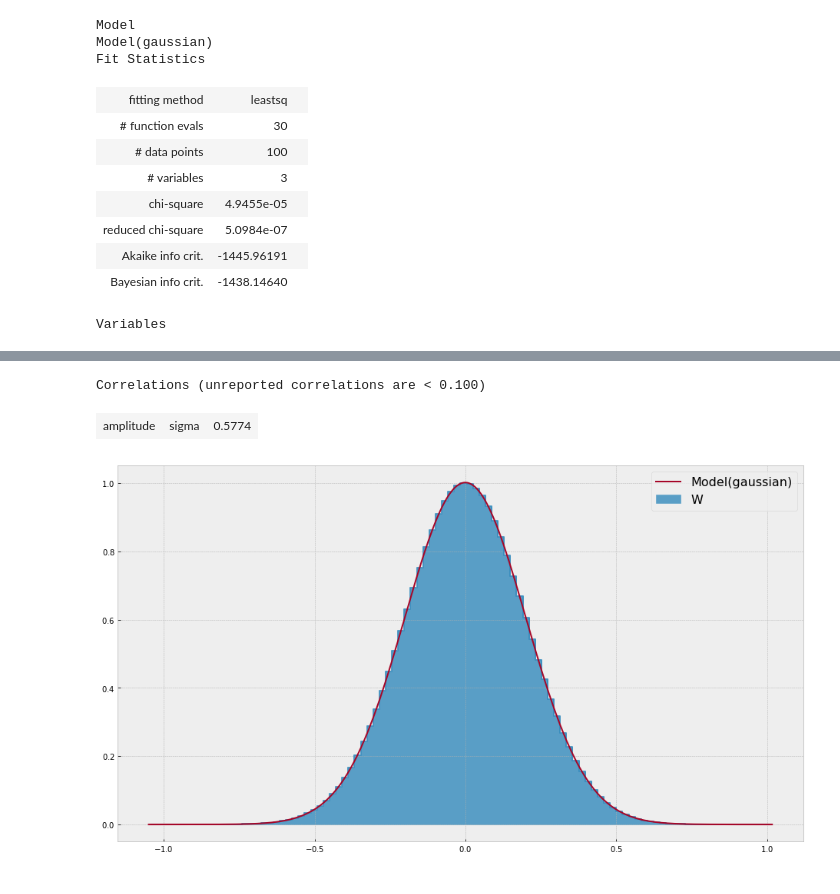
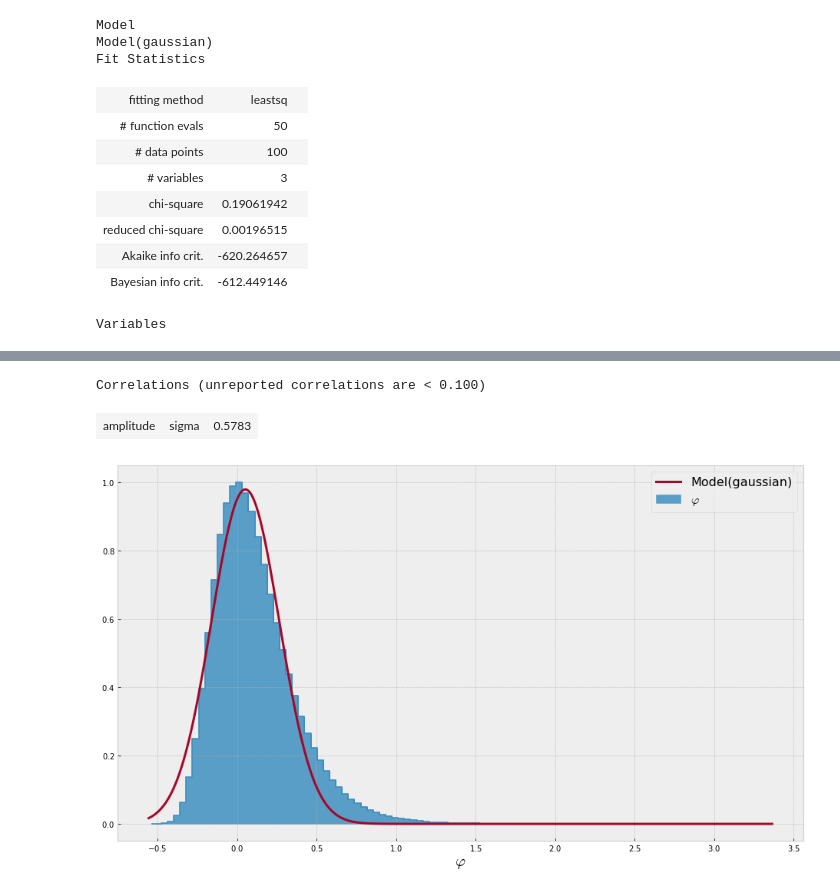
Before and after one commit to tylern4/nicks_plot_utils, a Jupyter notebook: Examples/Example_Hist1D.ipynb, the cells around one changed output, grey strips where cells are left out. Drawn from its saved outputs; the diff is of its cells as text; code cells hidden in the pictures.

```diff
--- a/Examples/Example_Hist1D.ipynb
+++ b/Examples/Example_Hist1D.ipynb
@@ -10,11 +10,12 @@ mu = 0.0
 sigma = 0.2
 num = 10_000_000
 
-data = pd.DataFrame({'W' : np.random.normal(mu, sigma, num),
+data = pd.DataFrame({'W' : np.random.gumbel(mu, sigma, num),
                      'y' : np.random.normal(mu, 0.1, num),
                      'z' : np.random.normal(0.5, 0.5, num)})
 # %%
-testHist = Hist1D(data=data.W)
+testHist = Hist1D(data=data.W, name="$\\varphi$")
+
 testHist.histogram(filled=True)
 testHist.fitGaussian()
 # %% [output]
@@ -22,12 +23,12 @@ Model
 Model(gaussian)
 Fit Statistics
 | fitting method | leastsq |  |
-| # function evals | 30 |  |
+| # function evals | 50 |  |
 | # data points | 100 |  |
 | # variables | 3 |  |
-| chi-square | 4.9455e-05 |  |
-| reduced chi-square | 5.0984e-07 |  |
-| Akaike info crit. | -1445.96191 |  |
-| Bayesian info crit. | -1438.14640 |  |
+| chi-square | 0.19061942 |  |
+| reduced chi-square | 0.00196515 |  |
+| Akaike info crit. | -620.264657 |  |
+| Bayesian info crit. | -612.449146 |  |
 Variables
 | name | value | standard error | relative error | initial value | min | max | vary | expression |
@@ -39,3 +40,3 @@ Variables
 Correlations (unreported correlations are < 0.100)
-| amplitude | sigma | 0.5774 |
+| amplitude | sigma | 0.5783 |
-[figure, old version]
+[figure, new version]
```
Also changed, not shown: parts of 8 cells of this notebook, 6 other files.
